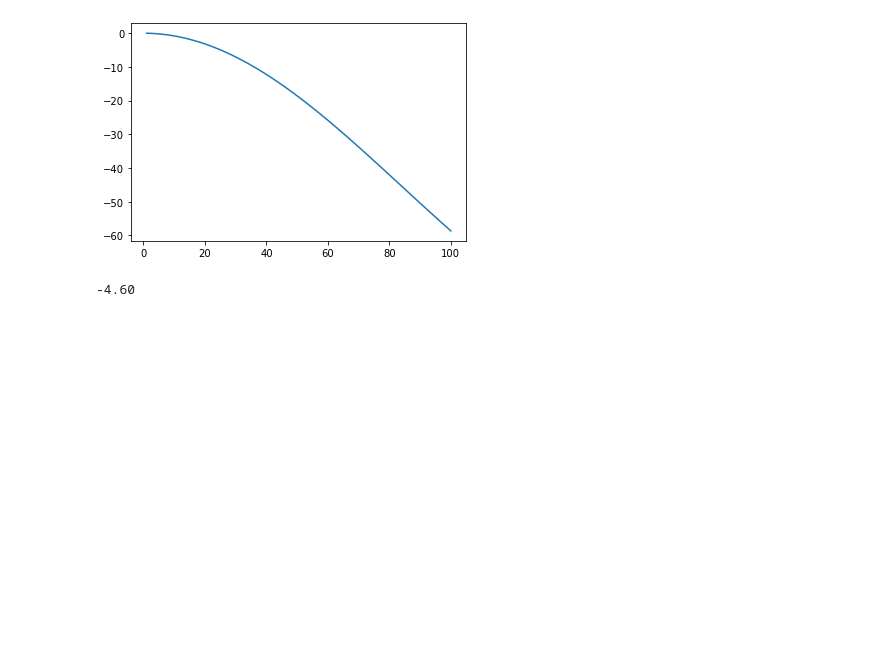
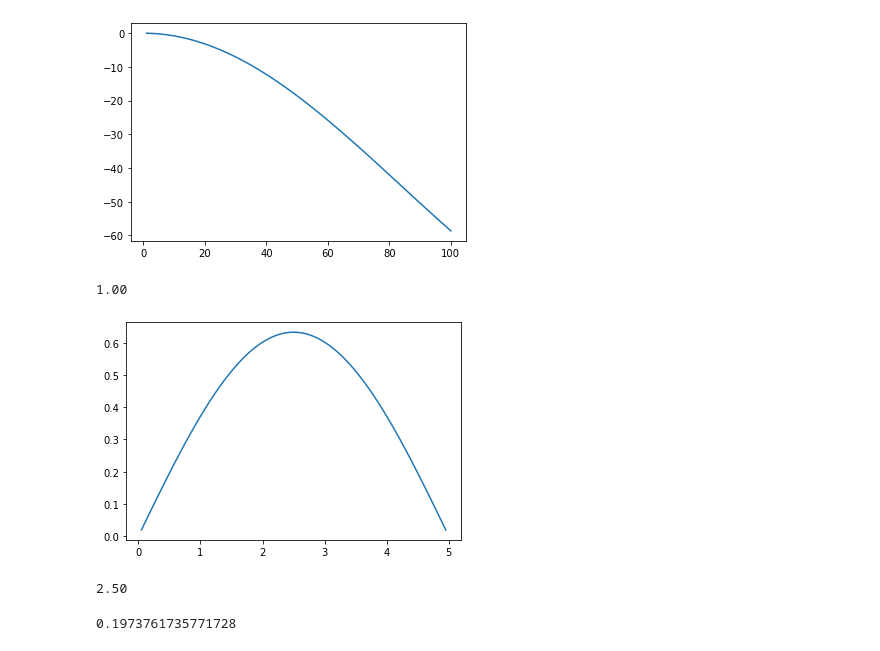
Before and after one commit to gds001/Computational-Physical-Chemistry, a Jupyter notebook: The Finite Difference Method.ipynb, the cells around one changed output. Cells and saved outputs as stored; diff of their text form; code cells hidden in the pictures; blank space fills up the shorter version.

```diff
--- a/The Finite Difference Method.ipynb
+++ b/The Finite Difference Method.ipynb
@@ -35,7 +35,6 @@ for i in range(nPoints):
             hMat[i][j]=0
 
 eigen,eigenv=la.eig(hMat)
-eigen=np.sort(eigen)
-print(hMat)
-print(eigen[0])
+eigenS=np.sort(eigen)
+print(eigenS[0])
 # %% [output]
@@ -49,12 +41,12 @@ print(eigen[0])
 0.1973761735771728
 # %%
-x=range(1,nPoints+1)
+state=range(1,nPoints+1)
 energy=np.array([])
-for i in x:
+for i in state:
     energy=np.append(energy,[energy1D(i,L)])
 
-plt.plot(x,eigen)
-plt.plot(x,energy)
+plt.plot(state,eigenS)
+plt.plot(state,energy)
 # %% [output]
 [<matplotlib.lines.Line2D at 0x...>]
 [figure]
@@ -62,18 +54,65 @@ plt.plot(x,energy)
 error=np.array([])
 
 for i in range(nPoints):
-    error=np.append(error,[(eigen[i]-energy[i])/energy[i]*100])
+    error=np.append(error,[(eigenS[i]-energy[i])/energy[i]*100])
 
-plt.plot(x,error)
+plt.plot(state,error)
 # %% [output]
 [<matplotlib.lines.Line2D at 0x...>]
 [figure]
+# %%
+num=-1
+
+for i in range(nPoints):
+    if eigenS[0]==eigen[i]:
+        num=i
+        break
+
+estate=eigenv/math.sqrt(a)
+
+x=np.array([])
+estate1=np.array([])
+for i in range(nPoints):
+    x=np.append(x,[(1+i)*a])
+    estate1=np.append(estate1,[estate[i][num]])
+
+plt.plot(x,estate1)
+
+print("{0:.2f}".format(integrate(x,estate1*estate1)))
+# %% [output]
+1.00
+[figure, added]
 # %%
-eigenv1=eigenv[4]/math.sqrt(a)
+estatex=np.array([])
+for i in range(nPoints):
+    estatex=np.append(estatex,[estate1[i]*x[i]*estate1[i]])
 
-for i in range(nPoints):
-    eigenv1=
-
-print("{0:.2f}".format(integrate(x,eigenv1)))
+print("{0:.2f}".format(integrate(x,estatex)))
 # %% [output]
--4.60
+2.50
+# %%
+nPoints=100
+L=5
+a=L/(nPoints+1)
+t=1/(2*a*a)
+def V(x):
+    ##Fix the potential function
+    if x<1: return 15
+    return 0
+
+hMat=np.zeros((nPoints,nPoints))
+
+for i in range(nPoints):
+    for j in range(nPoints):
+        if i==j:
+            hMat[i][j]=V(i)+2*t
+        elif i==j+1 or i==j-1:
+            hMat[i][j]=-t
+        else:
+            hMat[i][j]=0
+
+eigen,eigenv=la.eig(hMat)
+eigenS=np.sort(eigen)
+print(eigenS[0])
+# %% [output]
+0.1973761735771728
```
Also changed, not shown: parts of 1 cell of this notebook, 1 other file.
